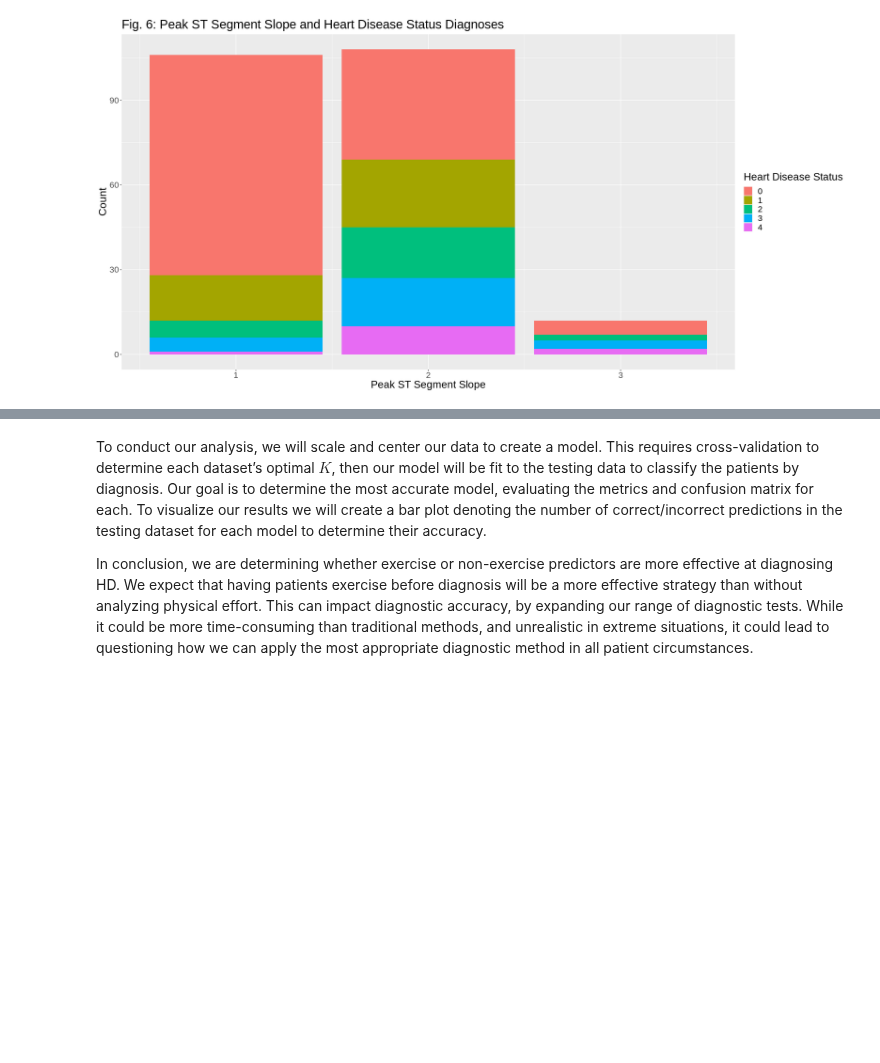
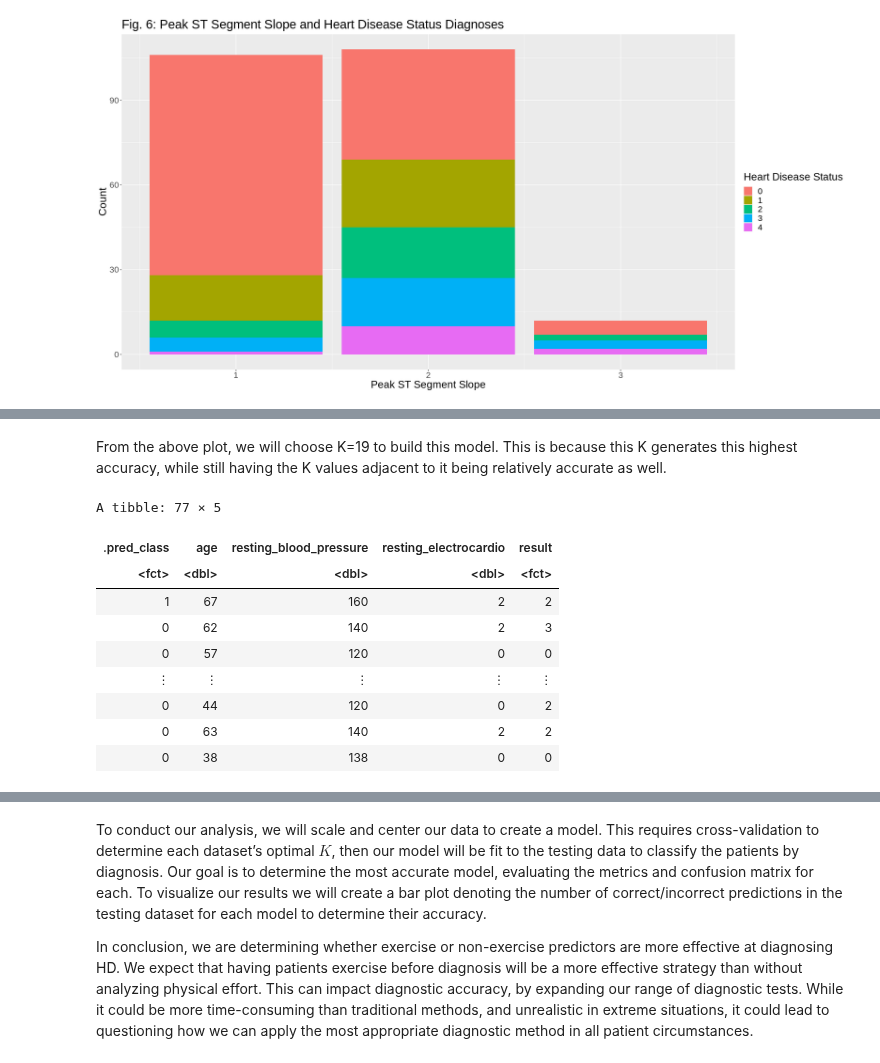
Before and after one commit to chenjerry623/DSCI100-Group17-Project, a Jupyter notebook: Group-17-Project.ipynb, the cells around one changed output, grey strips where cells are left out. Drawn from its saved outputs; the diff is of its cells as text; code cells hidden in the pictures; blank space fills up the shorter version.

```diff
--- a/Group-17-Project.ipynb
+++ b/Group-17-Project.ipynb
@@ -250,0 +263,32 @@ accuracy_plot
+# %% [markdown]
+From the above plot, we will choose K=19 to build this model. This is because this K generates this highest accuracy, while still having the K values adjacent to it being relatively accurate as well.
+# %%
+# Creating a new model which includes the K to generate the best fit.
+
+best_resting_model <- nearest_neighbor(weight_func = "rectangular", neighbors = 21) |>
+                        set_engine("kknn") |>
+                        set_mode("classification")
+
+# Creating a workflow to fit the best model to our training data to train the model.
+
+best_resting_fit <- workflow() |>
+                        add_recipe(resting_recipe) |>
+                        add_model(best_resting_model) |>
+                        fit(data = resting_train)
+
+# Fitting the model to our testing data to make the predictions.
+
+resting_predictions <- best_resting_fit |>
+                        predict(resting_test) |>
+                        bind_cols(resting_test)
+# %% [output]
+A tibble: 77 × 5
+| .pred_class | age | resting_blood_pressure | resting_electrocardio | result |
+| <fct> | <dbl> | <dbl> | <dbl> | <fct> |
+| 1 | 67 | 160 | 2 | 2 |
+| 0 | 62 | 140 | 2 | 3 |
+| 0 | 57 | 120 | 0 | 0 |
+| ⋮ | ⋮ | ⋮ | ⋮ | ⋮ |
+| 0 | 44 | 120 | 0 | 2 |
+| 0 | 63 | 140 | 2 | 2 |
+| 0 | 38 | 138 | 0 | 0 |
```
Also changed, not shown: parts of 4 cells of this notebook.
